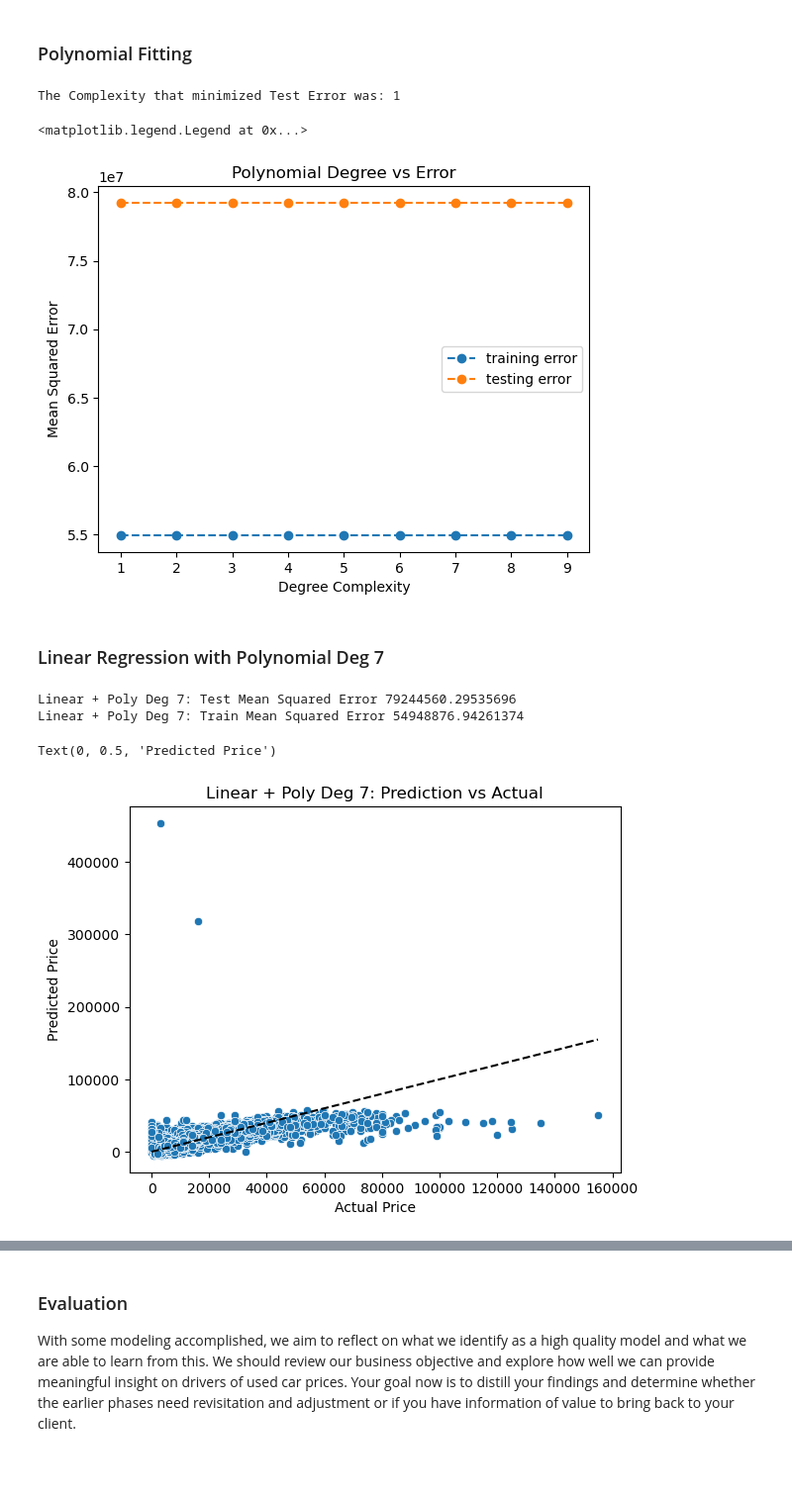
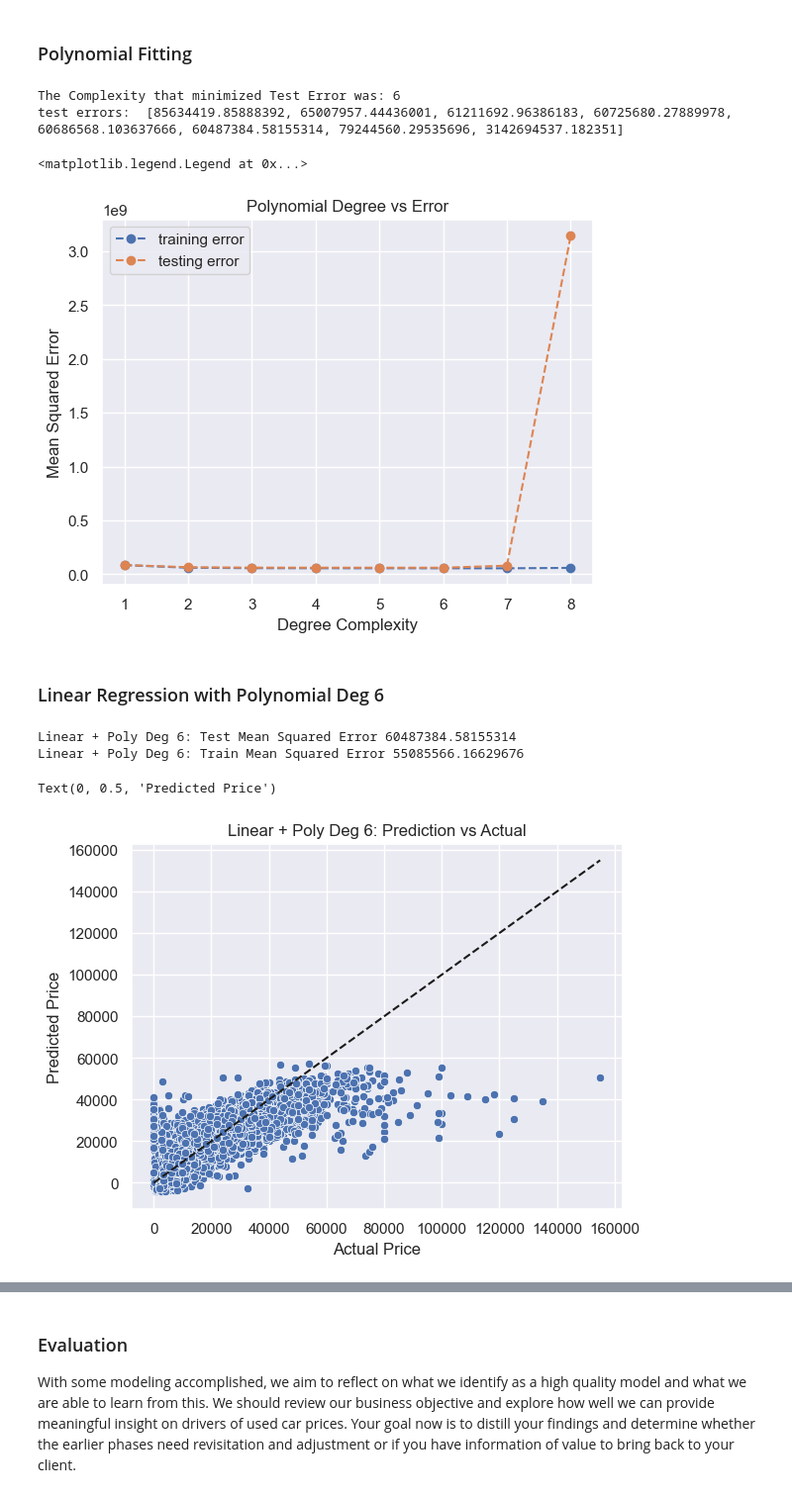
Before and after one commit to ngratzi/car_analysis, a Jupyter notebook: analysis.ipynb, the cells around one changed output, grey strips where cells are left out. Shown at 99% size. Drawn from its saved outputs; the diff is of its cells as text; code cells hidden in the pictures; blank space fills up the shorter version.

```diff
--- a/analysis.ipynb
+++ b/analysis.ipynb
@@ -425,7 +427,7 @@ X_train, X_test, y_train, y_test = train_test_split(X, y, test_size=0.3, random_
 trainErrors = []
 testErrors = []
 
-for i in range(1, 10):
+for i in range(1, 9):
 
     # Define the columns
     numeric_features = ['age', 'odometer']
@@ -437,7 +439,7 @@ for i in range(1, 10):
 
     numeric_transformer = Pipeline(steps=[
         ('scaler', StandardScaler()),
-        ('poly', PolynomialFeatures(degree=7, include_bias=False))
+        ('poly', PolynomialFeatures(degree=i, include_bias=False))
     ])
 
     preprocessor = ColumnTransformer(
@@ -458,19 +460,21 @@ for i in range(1, 10):
     testErrors.append(mean_squared_error(pipe.predict(X_test), y_test))
 
 print(f'The Complexity that minimized Test Error was: {testErrors.index(min(testErrors)) + 1}')
-plt.plot(range(1, 10), trainErrors, '--o', label = 'training error')
-plt.plot(range(1, 10), testErrors, '--o', label = 'testing error')
-plt.xticks(range(1, 10), range(1, 10))
+print("test errors: ", testErrors)
+plt.plot(range(1, 9), trainErrors, '--o', label = 'training error')
+plt.plot(range(1, 9), testErrors, '--o', label = 'testing error')
+plt.xticks(range(1, 9), range(1, 9))
 plt.title('Polynomial Degree vs Error')
 plt.xlabel('Degree Complexity')
 plt.ylabel('Mean Squared Error')
 plt.legend()
 # %% [output]
-The Complexity that minimized Test Error was: 1
+The Complexity that minimized Test Error was: 6
+test errors:  [85634419.85888392, 65007957.44436001, 61211692.96386183, 60725680.27889978, 60686568.103637666, 60487384.58155314, 79244560.29535696, 3142694537.182351]
 <matplotlib.legend.Legend at 0x...>
-[figure, old version]
+[figure, new version]
 # %% [markdown]
-### Linear Regression with Polynomial Deg 7
+### Linear Regression with Polynomial Deg 6
 # %%
 # Define the columns
 numeric_features = ['age', 'odometer']
@@ -482,39 +486,39 @@ nominal_features = ['cylinders', 'fuel', 'transmission']
 
 numeric_transformer = Pipeline(steps=[
     ('scaler', StandardScaler()),
-    ('poly', PolynomialFeatures(degree=7, include_bias=False))
+    ('poly', PolynomialFeatures(degree=6, include_bias=False))
 ])
 
 preprocessor = ColumnTransformer(
     transformers=[
         ('numerical', numeric_transformer, numeric_features),
         ('ordinal', OrdinalEncoder(categories=[['fair', 'salvage', 'good', 'like new', 'new', 'excellent']]), ordinal_features),
         ('nominal', OneHotEncoder(handle_unknown='ignore'), nominal_features)
     ])
 
 linear_poly_pipe = Pipeline([
     ("preprocessor", preprocessor),
     ("regressor", LinearRegression())
 ])
 
 linear_poly_pipe.fit(X_train, y_train)
 
 poly_y_test_predict = linear_poly_pipe.predict(X_test)
 poly_y_train_predict = linear_poly_pipe.predict(X_train)
 
 test_mse = mean_squared_error(linear_poly_pipe.predict(X_test), y_test)
 train_mse = mean_squared_error(linear_poly_pipe.predict(X_train), y_train)
-print('Linear + Poly Deg 7: Test Mean Squared Error', test_mse)
-print('Linear + Poly Deg 7: Train Mean Squared Error', train_mse)
+print('Linear + Poly Deg 6: Test Mean Squared Error', test_mse)
+print('Linear + Poly Deg 6: Train Mean Squared Error', train_mse)
 
 sns.scatterplot(x=y_test, y=poly_y_test_predict)
 plt.plot([y_test.min(), y_test.max()], [y_test.min(), y_test.max()], '--k')  # Diagonal line
-plt.title('Linear + Poly Deg 7: Prediction vs Actual')
+plt.title('Linear + Poly Deg 6: Prediction vs Actual')
 plt.xlabel('Actual Price')
 plt.ylabel('Predicted Price')
 # %% [output]
-Linear + Poly Deg 7: Test Mean Squared Error 79244560.29535696
-Linear + Poly Deg 7: Train Mean Squared Error 54948876.94261374
+Linear + Poly Deg 6: Test Mean Squared Error 60487384.58155314
+Linear + Poly Deg 6: Train Mean Squared Error 55085566.16629676
 Text(0, 0.5, 'Predicted Price')
-[figure, old version]
+[figure, new version]
 # %% [markdown]
```
Also changed, not shown: parts of 12 cells of this notebook.
